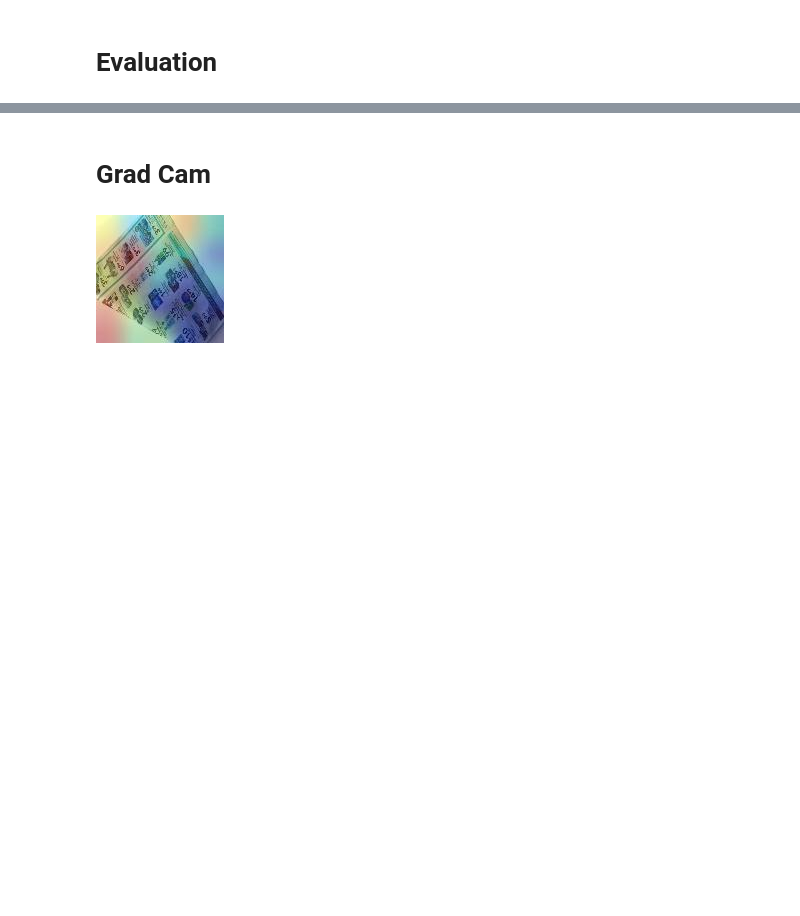
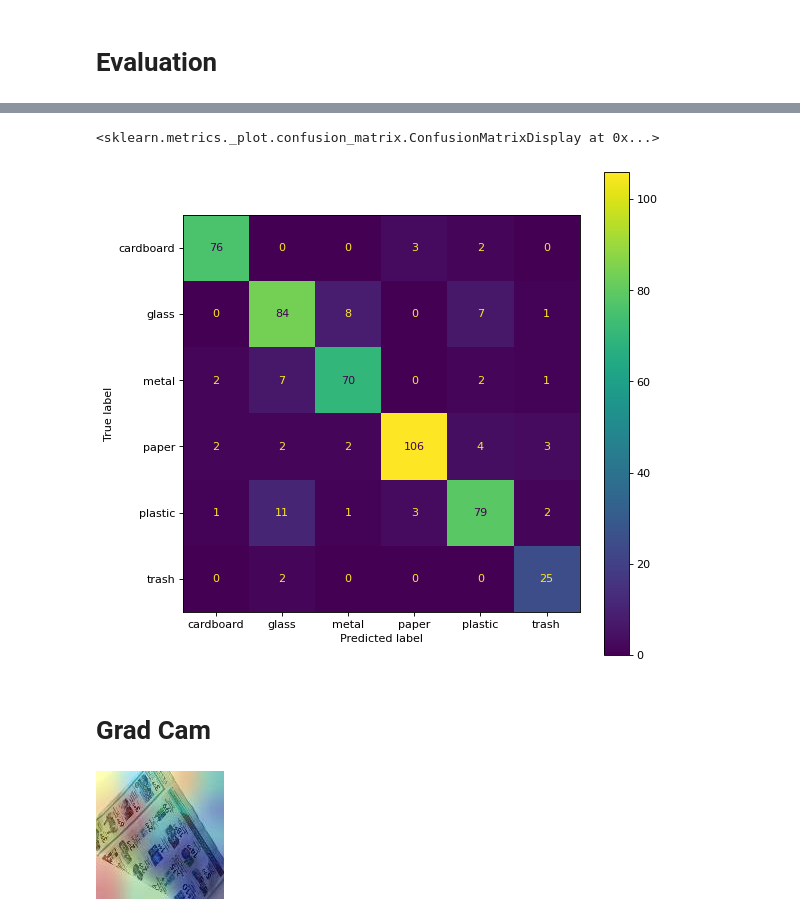
Before and after one commit to jxin11/waste-image-classification, a Jupyter notebook: Waste_Image_Classification.ipynb, the cells around one changed output, grey strips where cells are left out. Cells and saved outputs as stored; diff of their text form; code cells hidden in the pictures; blank space fills up the shorter version.

```diff
--- a/Waste_Image_Classification.ipynb
+++ b/Waste_Image_Classification.ipynb
@@ -991,3 +1032,12 @@ disp.plot(ax=ax)
+# %%
+# Inception-ResNetV2-5,10,5 (Adam)
+cm = confusion_matrix(label_test, pred, labels=le.classes_)
+disp = ConfusionMatrixDisplay(confusion_matrix=cm, display_labels=le.classes_)
+fig, ax = plt.subplots(figsize=(8,8), dpi=80)
+disp.plot(ax=ax)
+# %% [output]
+<sklearn.metrics._plot.confusion_matrix.ConfusionMatrixDisplay at 0x...>
+[figure, added]
 # %% [markdown]
 # Grad Cam
 # %%
```
Also changed, not shown: parts of 13 cells of this notebook.
